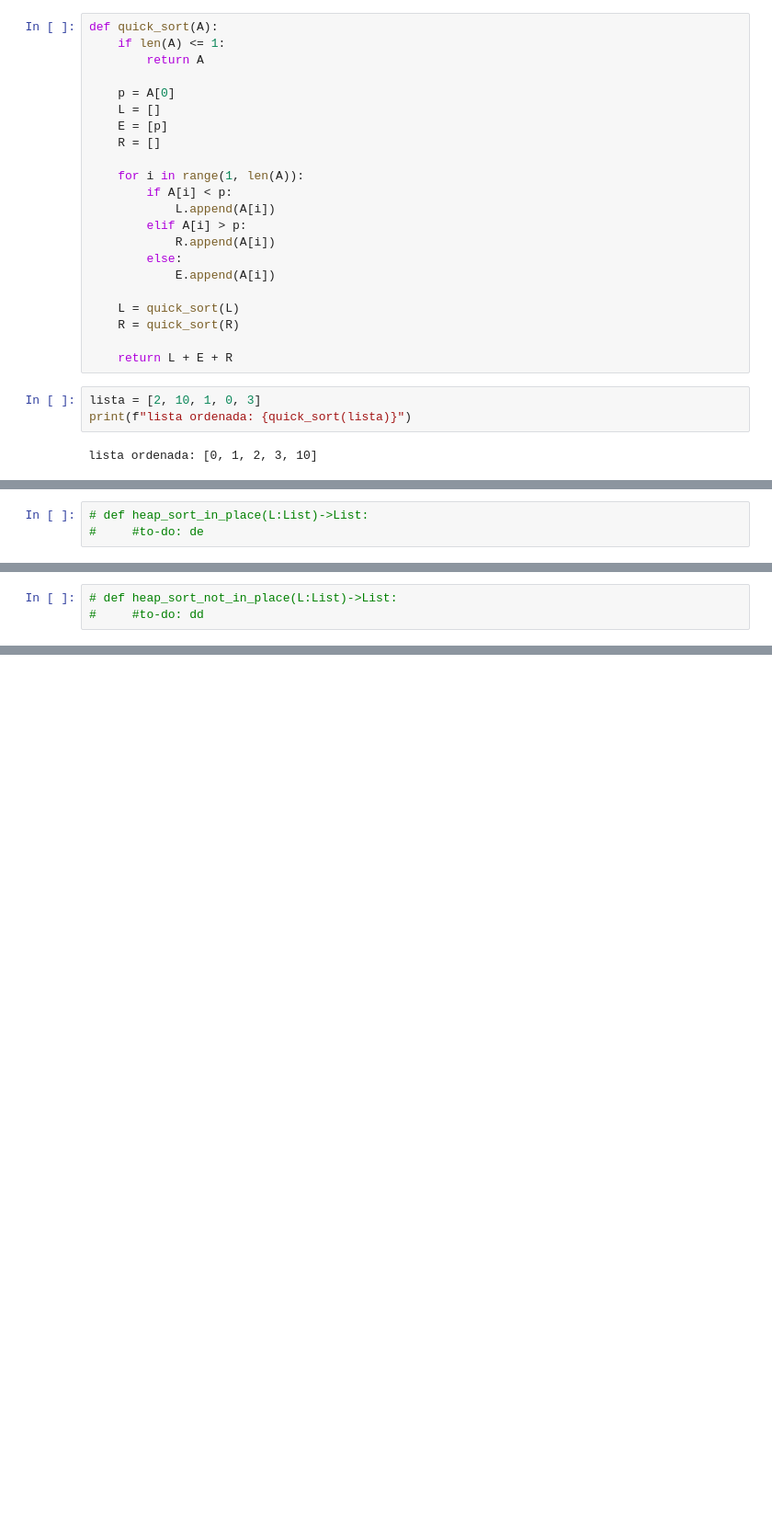
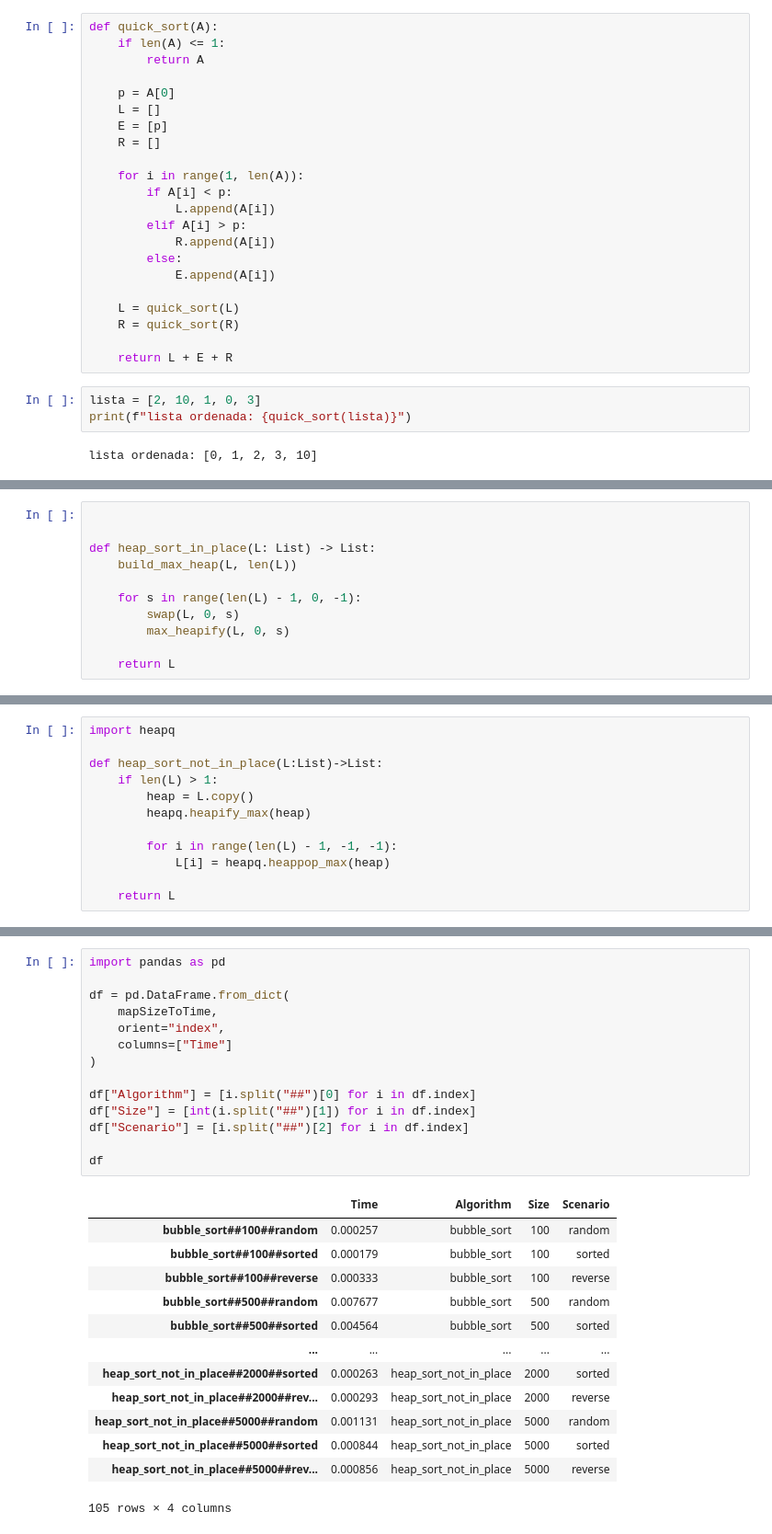
Before and after one commit to lucsol1/PGCC006, a Jupyter notebook: EPC04-LucasSilva.ipynb, the cells around one changed output, grey strips where cells are left out. Shown at 92% size. Saved outputs shown, nothing was run; the diff lists cells and outputs as text; blank space fills up the shorter version.

```diff
--- a/EPC04-LucasSilva.ipynb
+++ b/EPC04-LucasSilva.ipynb
@@ -116,3 +163,11 @@ lista ordenada: [0, 1, 2, 3, 10]
 # %%
-# def heap_sort_in_place(L:List)->List:
-#     #to-do: de
+
+
+def heap_sort_in_place(L: List) -> List:
+    build_max_heap(L, len(L))
+
+    for s in range(len(L) - 1, 0, -1):
+        swap(L, 0, s)
+        max_heapify(L, 0, s)
+
+    return L
@@ -119,3 +179,12 @@ lista ordenada: [0, 1, 2, 3, 10]
 # %%
-# def heap_sort_not_in_place(L:List)->List:
-#     #to-do: dd
+import heapq
+
+def heap_sort_not_in_place(L:List)->List:
+    if len(L) > 1:
+        heap = L.copy()
+        heapq.heapify_max(heap)
+
+        for i in range(len(L) - 1, -1, -1):
+            L[i] = heapq.heappop_max(heap)
+
+    return L
@@ -165,0 +270,28 @@ lista ordenada: [0, 1, 2, 3, 10]
+# %%
+import pandas as pd
+
+df = pd.DataFrame.from_dict(
+    mapSizeToTime,
+    orient="index",
+    columns=["Time"]
+)
+
+df["Algorithm"] = [i.split("##")[0] for i in df.index]
+df["Size"] = [int(i.split("##")[1]) for i in df.index]
+df["Scenario"] = [i.split("##")[2] for i in df.index]
+
+df
+# %% [output]
+|  | Time | Algorithm | Size | Scenario |
+| bubble_sort##100##random | 0.000257 | bubble_sort | 100 | random |
+| bubble_sort##100##sorted | 0.000179 | bubble_sort | 100 | sorted |
+| bubble_sort##100##reverse | 0.000333 | bubble_sort | 100 | reverse |
+| bubble_sort##500##random | 0.007677 | bubble_sort | 500 | random |
+| bubble_sort##500##sorted | 0.004564 | bubble_sort | 500 | sorted |
+| ... | ... | ... | ... | ... |
+| heap_sort_not_in_place##2000##sorted | 0.000263 | heap_sort_not_in_place | 2000 | sorted |
+| heap_sort_not_in_place##2000##rev... | 0.000293 | heap_sort_not_in_place | 2000 | reverse |
+| heap_sort_not_in_place##5000##random | 0.001131 | heap_sort_not_in_place | 5000 | random |
+| heap_sort_not_in_place##5000##sorted | 0.000844 | heap_sort_not_in_place | 5000 | sorted |
+| heap_sort_not_in_place##5000##rev... | 0.000856 | heap_sort_not_in_place | 5000 | reverse |
+105 rows × 4 columns
```
Also changed, not shown: parts of 12 cells of this notebook, 1 other file.
